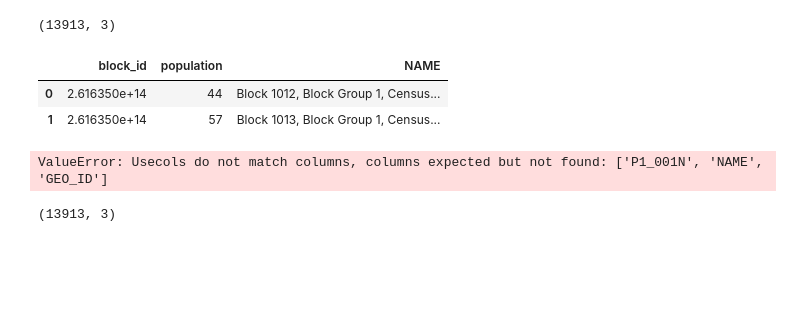
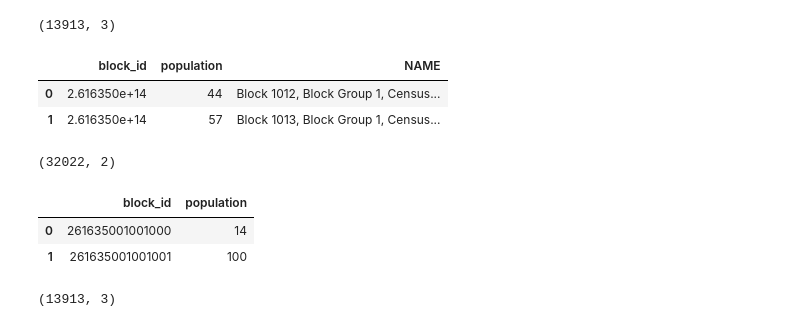
Before and after one commit to ahakso/detroit, a Jupyter notebook: choose_population_file.ipynb, the cells around one changed output. Cells and saved outputs as stored; diff of their text form; code cells hidden in the pictures; blank space fills up the shorter version.

```diff
--- a/choose_population_file.ipynb
+++ b/choose_population_file.ipynb
@@ -34,20 +34,23 @@ print(decennial_p10.shape)
 | 0 | 2.616350e+14 | 44 | Block 1012, Block Group 1, Census... |
 | 1 | 2.616350e+14 | 57 | Block 1013, Block Group 1, Census... |
 # %%
+cols = {"GEO_ID": "block_id", "P1_001N": "population"}
 decennial_p1_2020 = (
     pd.read_csv(
         "population/DECENNIALPL2020.P1_data_with_overlays_2022-02-06T092022.csv",
-#         usecols=["GEO_ID", "P1_001N", "NAME"],
-        skiprows=[0],
+        usecols=cols.keys(),
+        skiprows=[1],
     )
-#     .rename(columns={"GEO_ID": "block_id", "P1_001N": "population"})
-#     .assign(block_id=lambda x: x.block_id.str.split("US").apply(lambda s: s[1]))
-#     .astype({"block_id": float})
+    .rename(columns=cols)
+    .assign(block_id=lambda x: x.block_id.str.split("US").apply(lambda s: s[1]))
 )
 print(decennial_p1_2020.shape)
 (decennial_p1_2020.head(2))
 # %% [output]
-ValueError: Usecols do not match columns, columns expected but not found: ['P1_001N', 'NAME', 'GEO_ID']
+(32022, 2)
+|  | block_id | population |
+| 0 | 261635001001000 | 14 |
+| 1 | 261635001001001 | 100 |
 # %%
 decennial_p1_2010 = (
     pd.read_csv(
```
Also changed, not shown: 1 other file.
